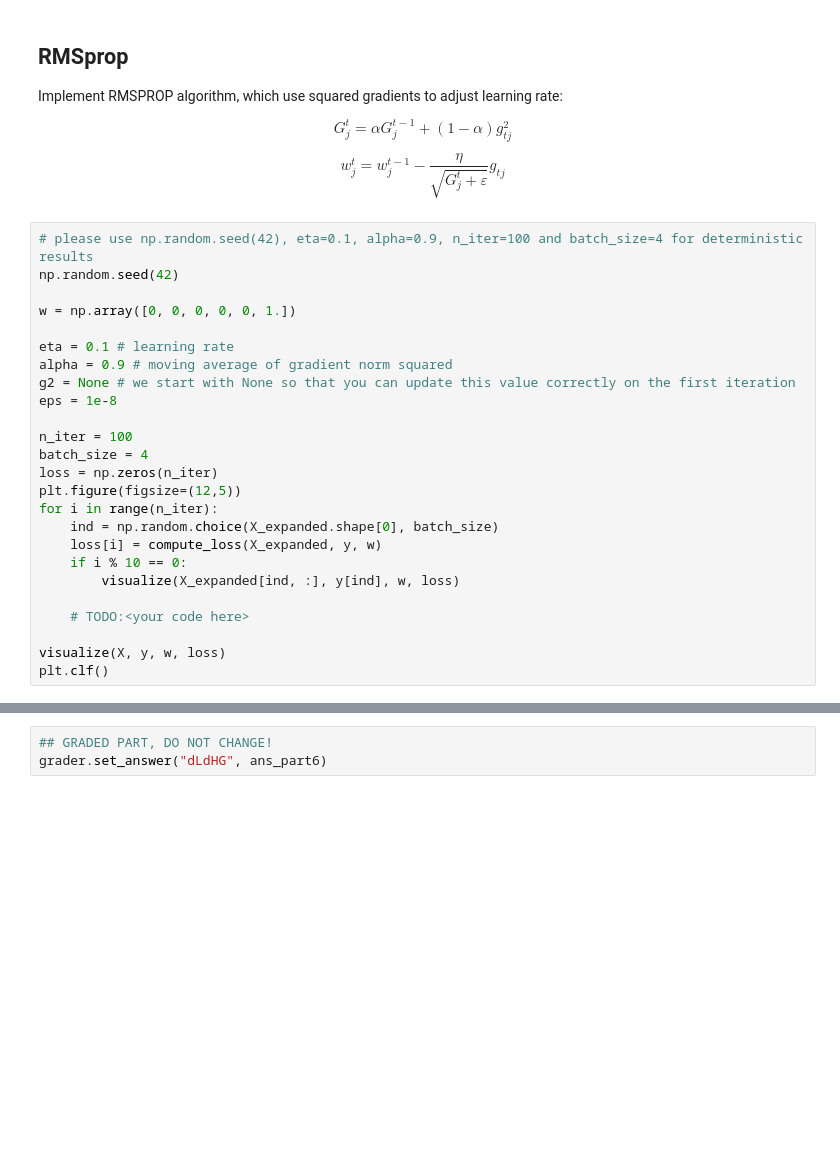
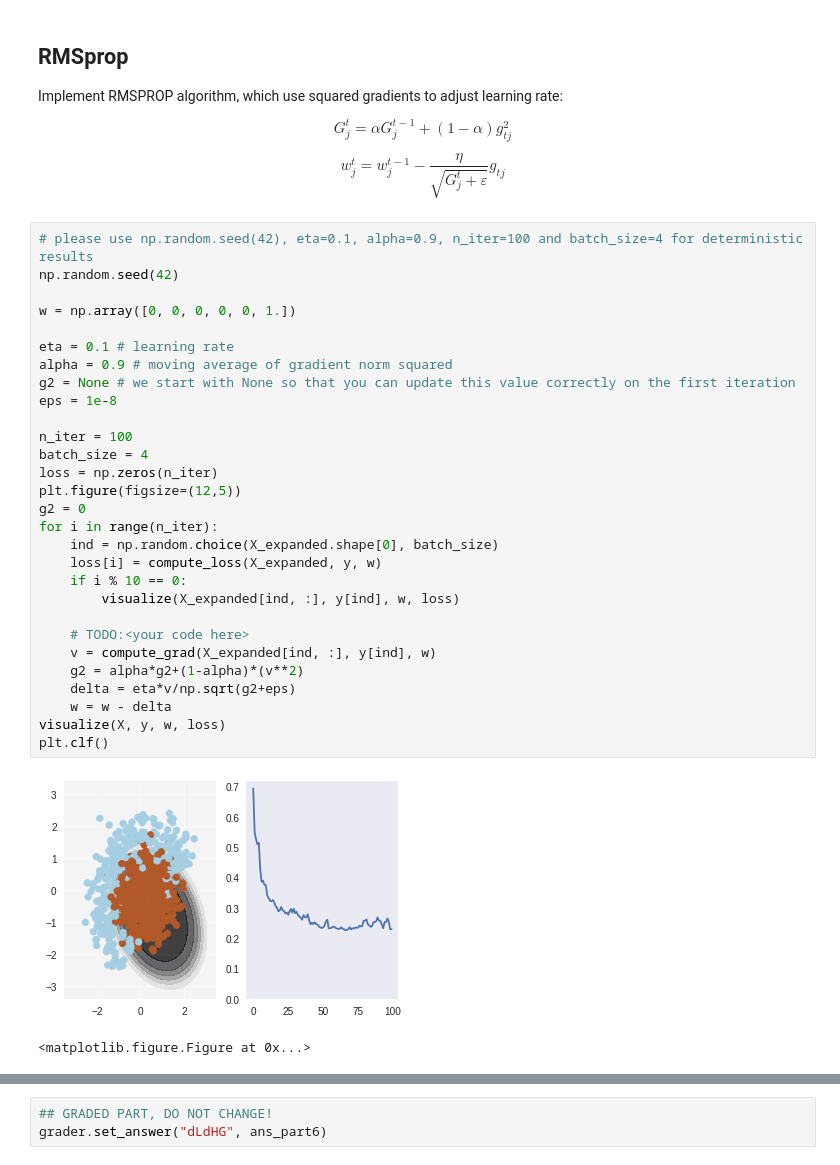
Before and after one commit to faradm/intro-to-dl, a Jupyter notebook: week1/week01_pa.ipynb, the cells around one changed output, grey strips where cells are left out. Saved outputs shown, nothing was run; the diff lists cells and outputs as text; blank space fills up the shorter version.

```diff
--- a/week1/week01_pa.ipynb
+++ b/week1/week01_pa.ipynb
@@ -295,28 +380,35 @@ $$ w_j^t = w_j^{t-1} - \dfrac{\eta}{\sqrt{G_j^t + \varepsilon}} g_{tj} $$
 # %%
 # please use np.random.seed(42), eta=0.1, alpha=0.9, n_iter=100 and batch_size=4 for deterministic results
 np.random.seed(42)
 
 w = np.array([0, 0, 0, 0, 0, 1.])
 
 eta = 0.1 # learning rate
 alpha = 0.9 # moving average of gradient norm squared
 g2 = None # we start with None so that you can update this value correctly on the first iteration
 eps = 1e-8
 
 n_iter = 100
 batch_size = 4
 loss = np.zeros(n_iter)
 plt.figure(figsize=(12,5))
+g2 = 0
 for i in range(n_iter):
     ind = np.random.choice(X_expanded.shape[0], batch_size)
     loss[i] = compute_loss(X_expanded, y, w)
     if i % 10 == 0:
         visualize(X_expanded[ind, :], y[ind], w, loss)
 
     # TODO:<your code here>
-
+    v = compute_grad(X_expanded[ind, :], y[ind], w)
+    g2 = alpha*g2+(1-alpha)*(v**2)
+    delta = eta*v/np.sqrt(g2+eps)
+    w = w - delta
 visualize(X, y, w, loss)
 plt.clf()
+# %% [output]
+[figure, added]
+<matplotlib.figure.Figure at 0x...>
 # %%
 # use output of this cell to fill answer field
 ans_part6 = compute_loss(X_expanded, y, w)
```
Also changed, not shown: parts of 23 cells of this notebook.
